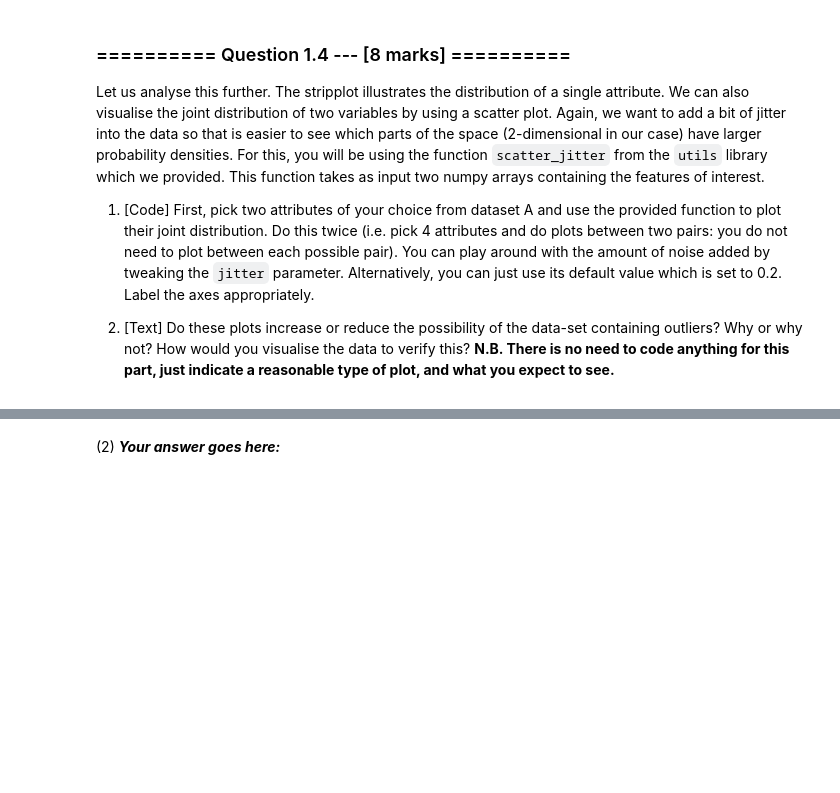
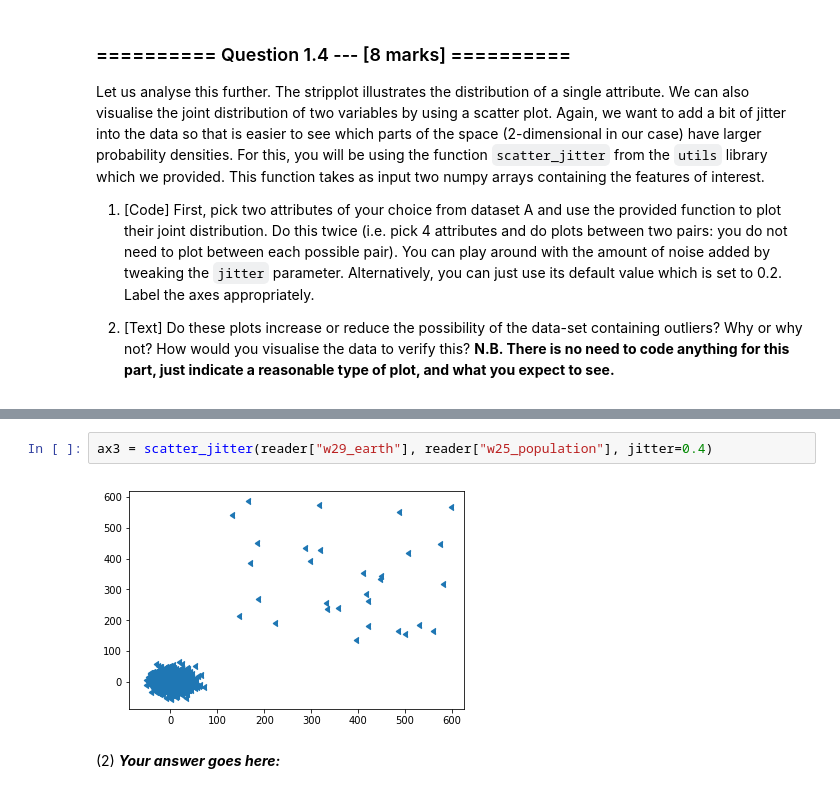
Before and after one commit to ishanparikh/IAML2018, a Jupyter notebook: Assignments/01_Analysis.ipynb, the cells around one changed output, grey strips where cells are left out. Cells and saved outputs as stored; diff of their text form; blank space fills up the shorter version.

```diff
--- a/Assignments/01_Analysis.ipynb
+++ b/Assignments/01_Analysis.ipynb
@@ -182,3 +207,7 @@ Let us analyse this further. The stripplot illustrates the distribution of a sin
+# %%
+ax3 = scatter_jitter(reader["w29_earth"], reader["w25_population"], jitter=0.4)
+# %% [output]
+[figure, added]
 # %% [markdown]
 (2) ***Your answer goes here:***
 # %% [markdown]
```
Also changed, not shown: parts of 4 cells of this notebook, 1 other file.
